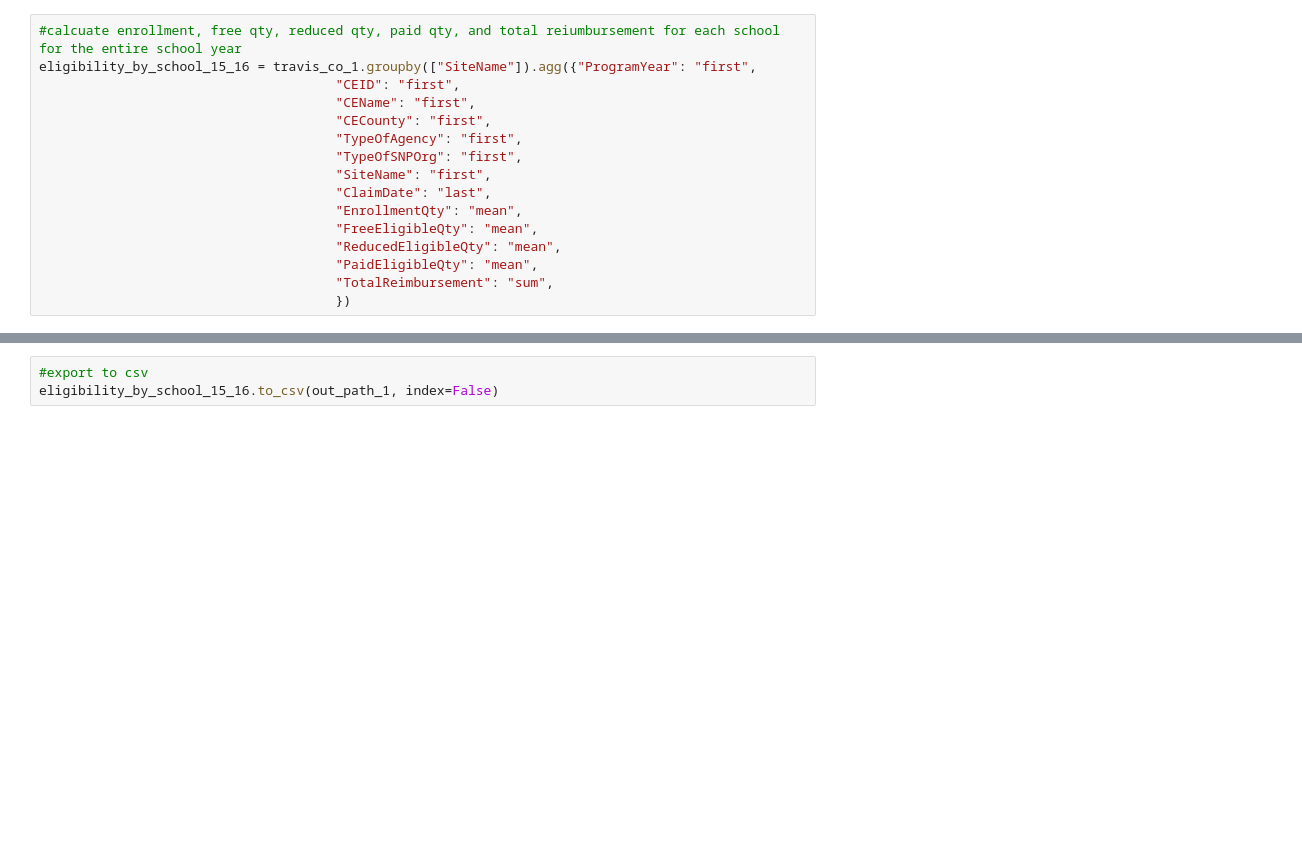
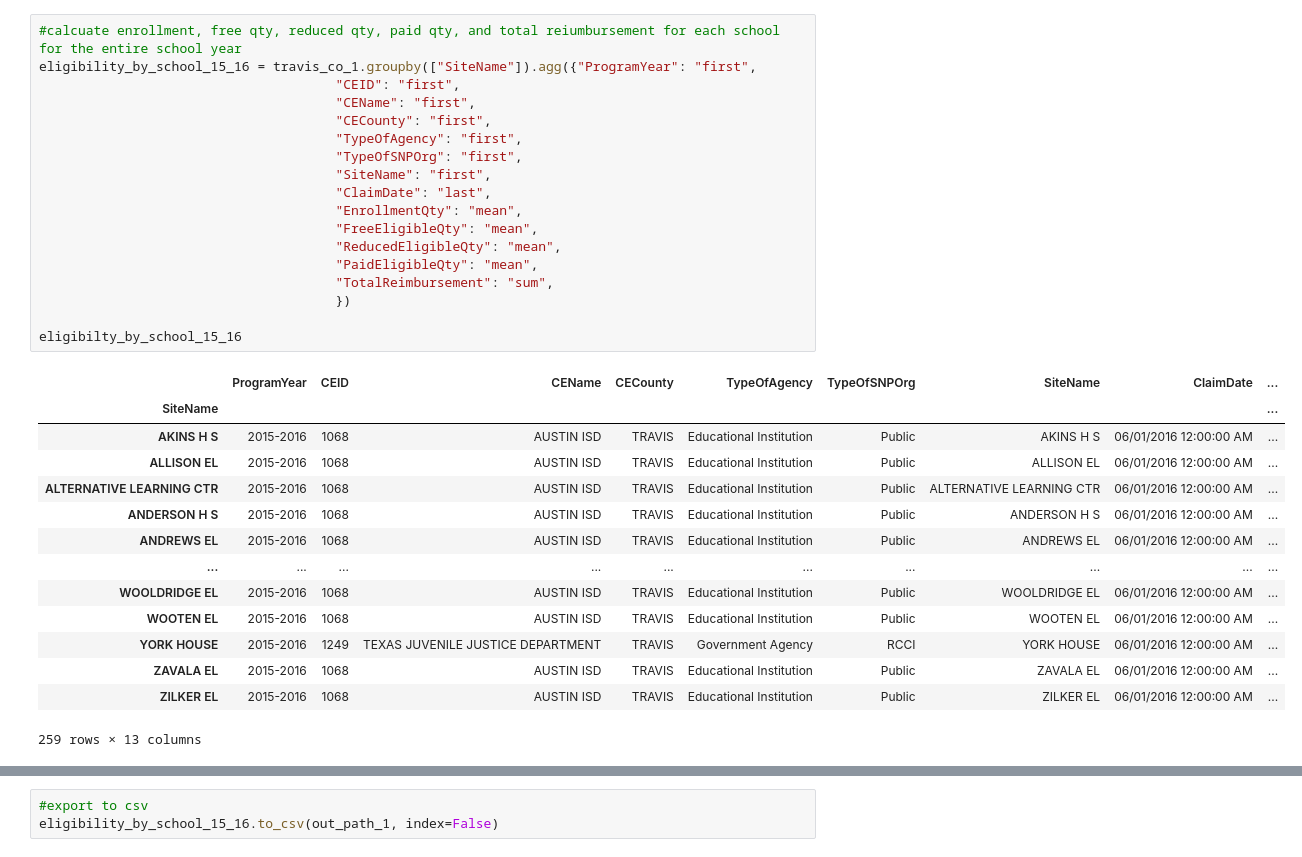
Before and after one commit to tpohl535/project_one_yellow_ninjas, a Jupyter notebook: Schools/Free and Reduced Meals/schoolmeals_data_cleaning.ipynb, the cells around one changed output, grey strips where cells are left out. Drawn from its saved outputs; the diff is of its cells as text; blank space fills up the shorter version.

```diff
--- a/Schools/Free and Reduced Meals/schoolmeals_data_cleaning.ipynb
+++ b/Schools/Free and Reduced Meals/schoolmeals_data_cleaning.ipynb
@@ -119,20 +121,36 @@ dtype: object
 # %%
 #calcuate enrollment, free qty, reduced qty, paid qty, and total reiumbursement for each school for the entire school year
 eligibility_by_school_15_16 = travis_co_1.groupby(["SiteName"]).agg({"ProgramYear": "first",
                                       "CEID": "first",
                                       "CEName": "first",
                                       "CECounty": "first",
                                       "TypeOfAgency": "first",
                                       "TypeOfSNPOrg": "first",
                                       "SiteName": "first",
                                       "ClaimDate": "last",
                                       "EnrollmentQty": "mean",
                                       "FreeEligibleQty": "mean",
                                       "ReducedEligibleQty": "mean",
                                       "PaidEligibleQty": "mean",
                                       "TotalReimbursement": "sum",
                                       })
+
+eligibilty_by_school_15_16
 # %% [output]
+|  | ProgramYear | CEID | CEName | CECounty | TypeOfAgency | TypeOfSNPOrg | SiteName | ClaimDate | ... |
+| SiteName |  |  |  |  |  |  |  |  | ... |
+| AKINS H S | 2015-2016 | 1068 | AUSTIN ISD | TRAVIS | Educational Institution | Public | AKINS H S | 06/01/2016 12:00:00 AM | ... |
+| ALLISON EL | 2015-2016 | 1068 | AUSTIN ISD | TRAVIS | Educational Institution | Public | ALLISON EL | 06/01/2016 12:00:00 AM | ... |
+| ALTERNATIVE LEARNING CTR | 2015-2016 | 1068 | AUSTIN ISD | TRAVIS | Educational Institution | Public | ALTERNATIVE LEARNING CTR | 06/01/2016 12:00:00 AM | ... |
+| ANDERSON H S | 2015-2016 | 1068 | AUSTIN ISD | TRAVIS | Educational Institution | Public | ANDERSON H S | 06/01/2016 12:00:00 AM | ... |
+| ANDREWS EL | 2015-2016 | 1068 | AUSTIN ISD | TRAVIS | Educational Institution | Public | ANDREWS EL | 06/01/2016 12:00:00 AM | ... |
+| ... | ... | ... | ... | ... | ... | ... | ... | ... | ... |
+| WOOLDRIDGE EL | 2015-2016 | 1068 | AUSTIN ISD | TRAVIS | Educational Institution | Public | WOOLDRIDGE EL | 06/01/2016 12:00:00 AM | ... |
+| WOOTEN EL | 2015-2016 | 1068 | AUSTIN ISD | TRAVIS | Educational Institution | Public | WOOTEN EL | 06/01/2016 12:00:00 AM | ... |
+| YORK HOUSE | 2015-2016 | 1249 | TEXAS JUVENILE JUSTICE DEPARTMENT | TRAVIS | Government Agency | RCCI | YORK HOUSE | 06/01/2016 12:00:00 AM | ... |
+| ZAVALA EL | 2015-2016 | 1068 | AUSTIN ISD | TRAVIS | Educational Institution | Public | ZAVALA EL | 06/01/2016 12:00:00 AM | ... |
+| ZILKER EL | 2015-2016 | 1068 | AUSTIN ISD | TRAVIS | Educational Institution | Public | ZILKER EL | 06/01/2016 12:00:00 AM | ... |
+259 rows × 13 columns
 [interactive output not drawn]
 # %%
 #export to csv
```
Also changed, not shown: parts of 10 cells of this notebook, 1 other file.
